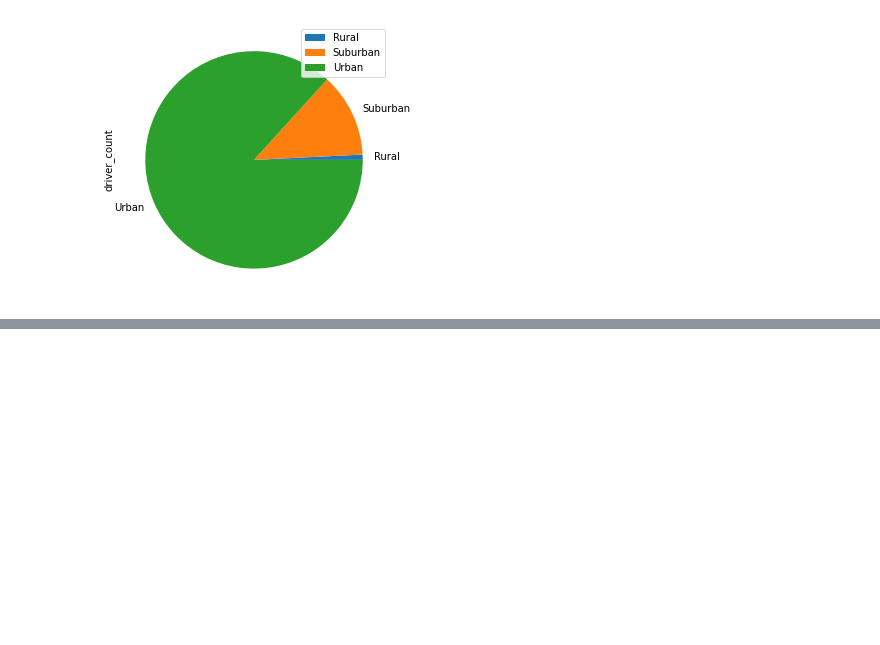
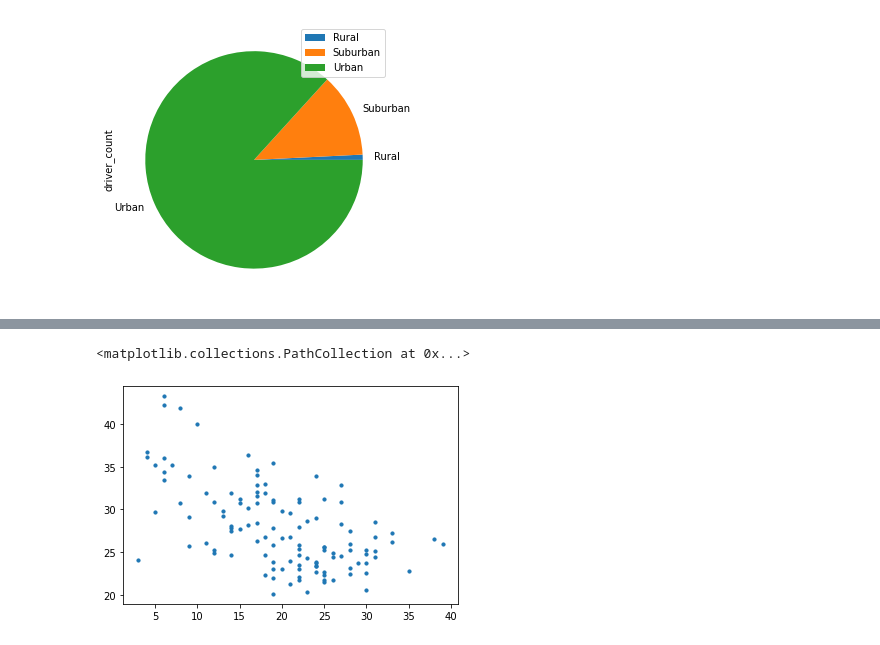
Before and after one commit to sag7221/PyBer_Analysis, a Jupyter notebook: pyber_ride_practice.ipynb, the cells around one changed output, grey strips where cells are left out. Drawn from its saved outputs; the diff is of its cells as text; code cells hidden in the pictures; blank space fills up the shorter version.

Commit message:
adding scatter plots for various cities by city type

```diff
--- a/pyber_ride_practice.ipynb
+++ b/pyber_ride_practice.ipynb
@@ -148,5 +147,6 @@ driver_df.plot.pie(y="driver_count", figsize=(5,5))
 <AxesSubplot:ylabel='driver_count'>
 [figure]
 # %%
-plt.scatter(ride_df,, s=10)
+avg_fare_city = pyber_data_df.groupby(["city"])[["fare"]].mean()
+avg_fare_city
 # %% [output]
@@ -154,0 +167,3 @@ plt.scatter(ride_df,, s=10)
+# %%
+ride_city_df = pyber_data_df.groupby(["city"])[["ride_id"]].count()
+ride_city_df
@@ -154,0 +203,5 @@ plt.scatter(ride_df,, s=10)
+# %%
+plt.scatter(ride_city_df, avg_fare_city, s=10)
+# %% [output]
+<matplotlib.collections.PathCollection at 0x...>
+[figure, added]
```
Also changed, not shown: parts of 15 cells of this notebook.
